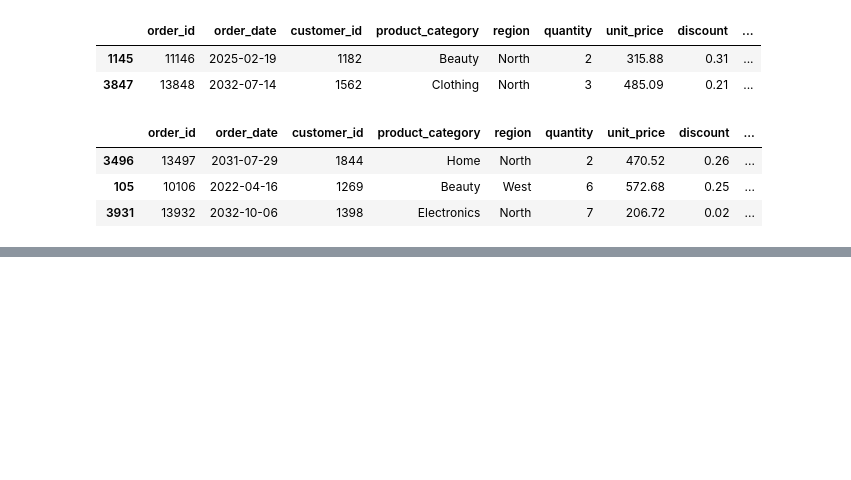
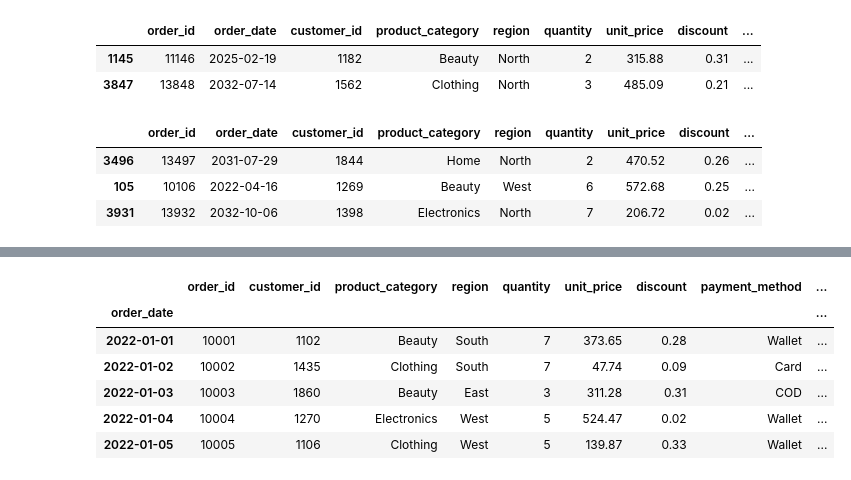
Before and after one commit to Muhammad-Awaix/-ML-Pyhton-Projects, a Jupyter notebook: Bscics_02.ipynb, the cells around one changed output, grey strips where cells are left out. Saved outputs shown, nothing was run; the diff lists cells and outputs as text; code cells hidden in the pictures; blank space fills up the shorter version.

```diff
--- a/Bscics_02.ipynb
+++ b/Bscics_02.ipynb
@@ -127,0 +162,3 @@ df.sample(3)
+# %%
+df = df.set_index('order_date')
+df.index
@@ -127,0 +174,10 @@ df.sample(3)
+# %%
+df.head()
+# %% [output]
+|  | order_id | customer_id | product_category | region | quantity | unit_price | discount | payment_method | ... |
+| order_date |  |  |  |  |  |  |  |  | ... |
+| 2022-01-01 | 10001 | 1102 | Beauty | South | 7 | 373.65 | 0.28 | Wallet | ... |
+| 2022-01-02 | 10002 | 1435 | Clothing | South | 7 | 47.74 | 0.09 | Card | ... |
+| 2022-01-03 | 10003 | 1860 | Beauty | East | 3 | 311.28 | 0.31 | COD | ... |
+| 2022-01-04 | 10004 | 1270 | Electronics | West | 5 | 524.47 | 0.02 | Wallet | ... |
+| 2022-01-05 | 10005 | 1106 | Clothing | West | 5 | 139.87 | 0.33 | Wallet | ... |
```
Also changed, not shown: parts of 17 cells of this notebook.
